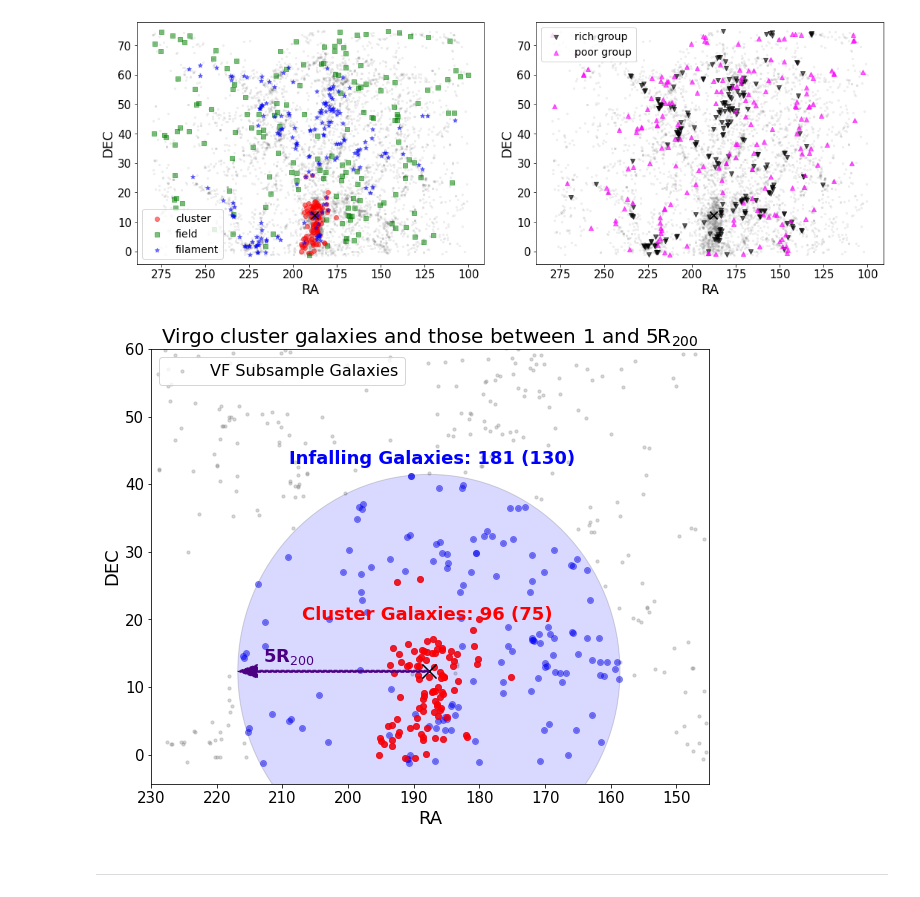
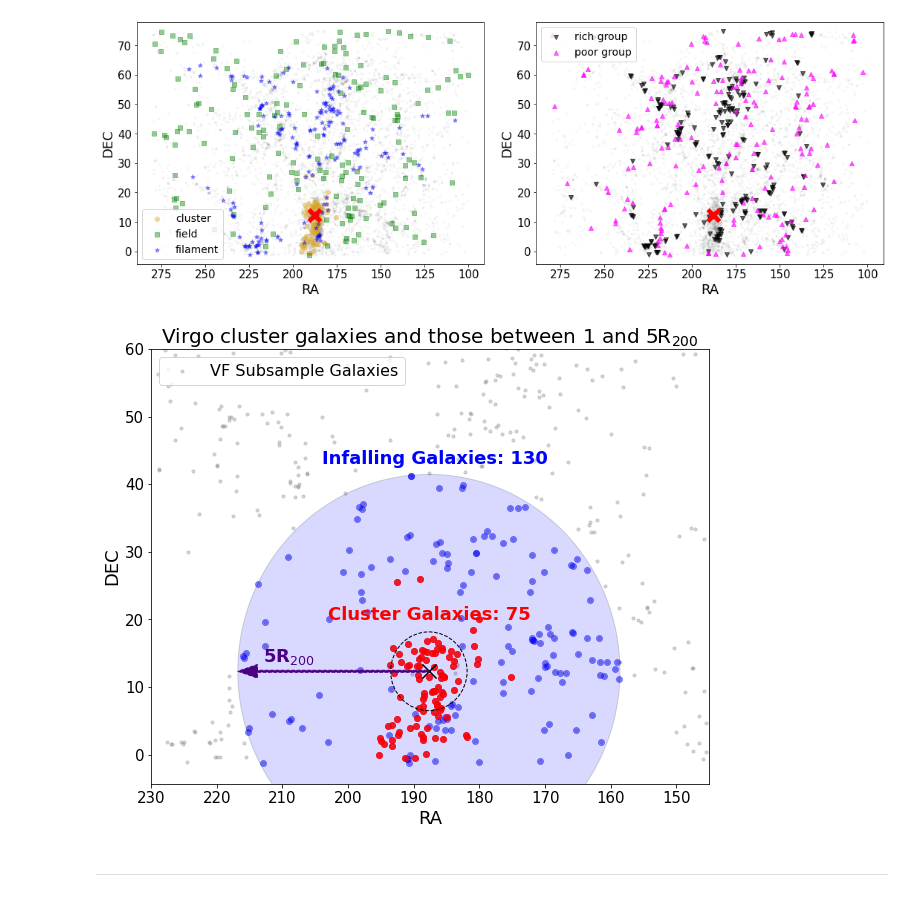
Before and after one commit to Kyssuber/research, a Jupyter notebook: data_analysis/virgowise_plots.ipynb, the cells around one changed output. Saved outputs shown, nothing was run; the diff lists cells and outputs as text; code cells hidden in the pictures.

```diff
--- a/data_analysis/virgowise_plots.ipynb
+++ b/data_analysis/virgowise_plots.ipynb
@@ -26,7 +26,7 @@ vf_label = ['cluster','field','filament']
 group_label = ['rich group','poor group']
 markers = ['o','s','*']
 markers_group = ['v','^']
-vf_color=['red','green','blue']
+vf_color=['goldenrod','green','blue']
 group_color=['black','magenta']
 
 fig=plt.figure(figsize=(18,6))
@@ -36,8 +36,8 @@ plt.subplots_adjust(hspace=.2,wspace=.15)
 for n in range(0,2):
     ax=fig.add_subplot(1,2,n+1)
 
-    ax.scatter(vf_full['RA_1'],vf_full['DEC_1'],s=5,alpha=0.1,color='gray')
-    ax.scatter([187.7],[12.34],color='black',marker='x',s=100)
+    ax.scatter(vf_full['RA_1'],vf_full['DEC_1'],s=5,alpha=0.05,color='gray')
+    #ax.scatter([187.7],[12.34],color='black',marker='x',s=100)
 
     plt.gca().invert_xaxis()
     plt.ylabel('DEC',fontsize=18)
@@ -45,7 +45,7 @@ for n in range(0,2):
     if n==0:
         for i in range(len(vf_env)):
             plt.scatter(vf_env[i]['RA_1'],vf_env[i]['DEC_1'],marker=markers[i],
-                        label=vf_label[i],alpha=0.5,color=vf_color[i])
+                        label=vf_label[i],alpha=0.4,color=vf_color[i])
             plt.xticks(fontsize=15)
             plt.yticks(fontsize=15)
     if n==1:
@@ -55,7 +55,7 @@ for n in range(0,2):
             plt.xticks(fontsize=15)
             plt.yticks(fontsize=15)
 
-    ax.scatter([187.7],[12.34],color='black',marker='x',s=100)
+    ax.scatter([187.7],[12.34],color='red',marker='x',s=250, linewidths=6)
     plt.ylim(np.min(vf_full['DEC_1'])-3,np.max(vf_full['DEC_1'])+3)
     ax.legend(fontsize=14)
 
@@ -65,7 +65,7 @@ plt.savefig(homedir+'/Desktop/radec_env.png',dpi=300,bbox_inches='tight', pad_in
 
 plt.show()
 # %% [output]
-[figure, old version]
+[figure, new version]
 # %%
 nser = Table.read(homedir+'/output_params_r_psf.fits')['nsersic']
 
@@ -90,37 +90,44 @@ plt.scatter(vf['RA_1'][env['cluster_member']],vf['DEC_1'][env['cluster_member']]
 circle_fiveVR = plt.Circle((RA_center,DEC_center),virial_radius*5,facecolor='blue',edgecolor='black',alpha=0.15)
 ax.add_patch(circle_fiveVR)
 
 plt.scatter(vf['RA_1'][env['cluster_member']],vf['DEC_1'][env['cluster_member']],alpha=0.6,color='red')
 
 plt.title(r'Virgo cluster galaxies and those between 1 and 5R$_{200}$',fontsize=20)
 
 plt.ylim(np.min(vf_full['DEC_1'])-3,60)
 plt.xlim(230,145)
 
 plt.ylabel('DEC',fontsize=18)
 plt.xlabel('RA',fontsize=18)
 
 ax.scatter([187.7],[12.34],color='black',marker='x',s=200)
 
+circle_oneVR = plt.Circle((RA_center,DEC_center),virial_radius,facecolor='none',edgecolor='black',linestyle='--')
+ax.add_patch(circle_oneVR)
+
 plt.arrow(RA_center, DEC_center, five_vir, 0, color='indigo', linestyle="--", length_includes_head=True,
           head_width=2, head_length=3, width=0.3)
 plt.text(213,13.8,r'5R$_{200}$',color='indigo',fontsize=18,weight='bold')
 
-plt.text(209,43,f'Infalling Galaxies: {len(vf[virial_5flag])} ({len(vf[virial_5flag & (nser<2)])})',color='blue',weight='bold',fontsize=18)
-plt.text(207,20,f"Cluster Galaxies: {len(vf[env['cluster_member']])} ({len(vf[env['cluster_member']&(nser<2)])})",color='red',weight='bold',fontsize=18)
+#plt.text(209,43,f'Infalling Galaxies: {len(vf[virial_5flag & (nser<2)])} ({len(vf[virial_5flag])})',color='blue',weight='bold',fontsize=18)
+#plt.text(207,20,f"Cluster Galaxies: {len(vf[env['cluster_member']&(nser<2)])} ({len(vf[env['cluster_member']])})",color='red',weight='bold',fontsize=18)
+
+plt.text(204,43,f'Infalling Galaxies: {len(vf[virial_5flag & (nser<2)])}',color='blue',weight='bold',fontsize=18)
+plt.text(203,20,f"Cluster Galaxies: {len(vf[env['cluster_member']&(nser<2)])}",color='red',weight='bold',fontsize=18)
+
 
 plt.xticks(fontsize=15)
 plt.yticks(fontsize=15)
 
 plt.legend(fontsize=16,loc='upper left')
 
-plt.savefig(homedir+'/Desktop/VF_infallcore.png', bbox_inches='tight', pad_inches=0.2, dpi=300)
+plt.savefig(homedir+'/Desktop/VF_infallcore.png', bbox_inches='tight', pad_inches=0.2, dpi=200)
 
 #len(vf[env['cluster_member']&(nser<2)])
 
 plt.show()
 # %% [output]
-[figure, old version]
+[figure, new version]
 # %% [markdown]
 ------------
 # %%
```
Also changed, not shown: parts of 3 cells of this notebook, 3 other files.
